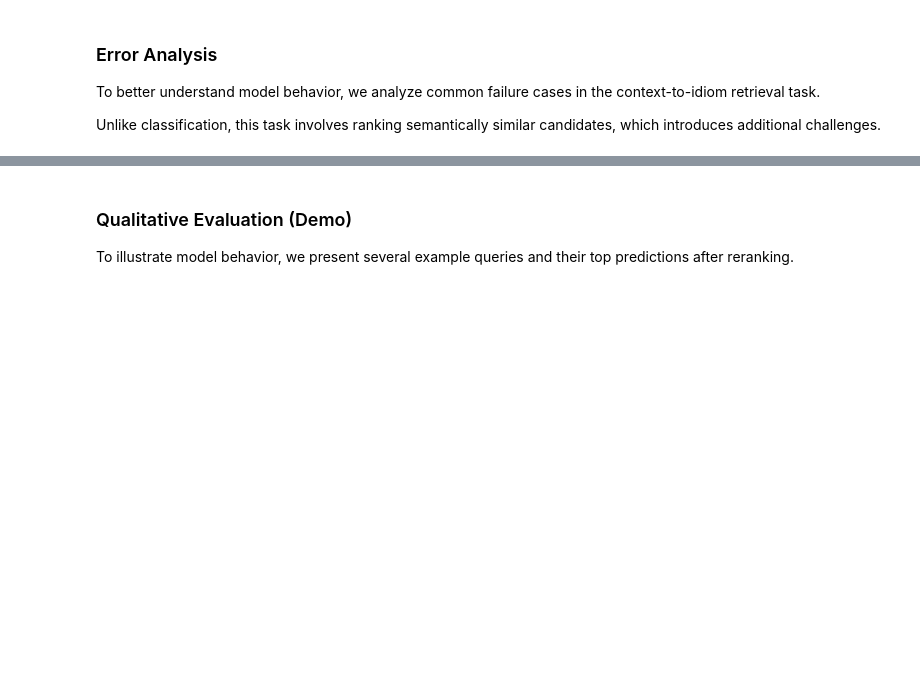
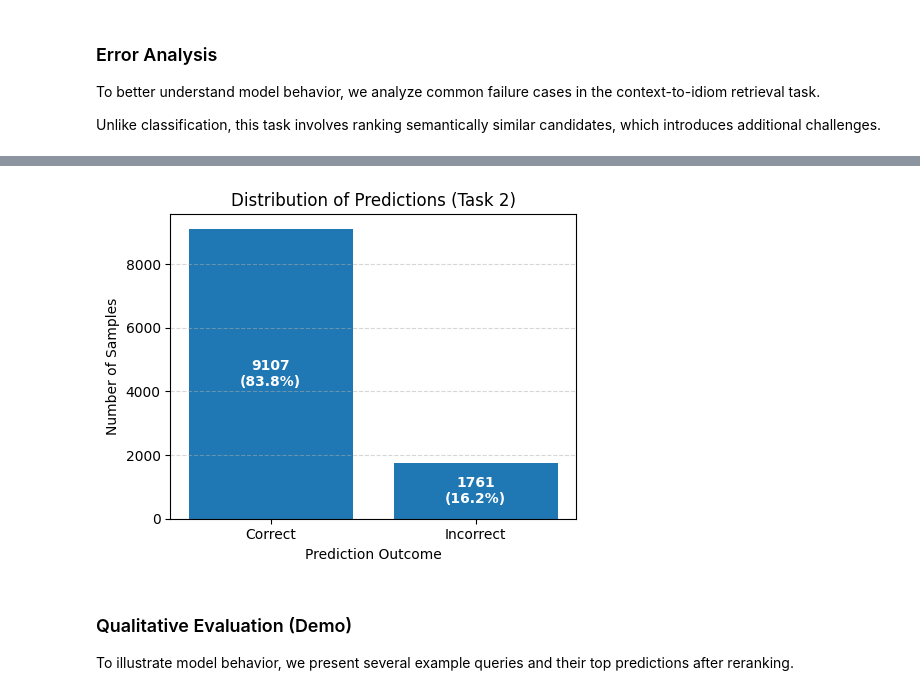
Before and after one commit to aymanshar/IdiomX, a Jupyter notebook: notebooks/Task2_Context_to_Idiom_Benchmark.ipynb, the cells around one changed output, grey strips where cells are left out. Saved outputs shown, nothing was run; the diff lists cells and outputs as text; code cells hidden in the pictures; blank space fills up the shorter version.

```diff
--- a/notebooks/Task2_Context_to_Idiom_Benchmark.ipynb
+++ b/notebooks/Task2_Context_to_Idiom_Benchmark.ipynb
@@ -1544,6 +1323,51 @@ Rows: 10868
 | 2 | after work lets do some 12ounce c... | 12-ounce curls | 12-ounce curls | twelve-ounce curls | curls for the girls | True |
 | 3 | every friday night the old friend... | 12-ounce curls | 12-ounce curls | twelve-ounce curls | curls for the girls | True |
 | 4 | i promised no more 12ounce curls ... | 12-ounce curls | 12-ounce curls | hit the gym | twelve-ounce curls | True |
+# %%
+# [8.6] Plot distribution of correct vs incorrect predictions
+
+import matplotlib.pyplot as plt
+
+# Count correct vs incorrect
+counts = prediction_df["is_correct"].value_counts()
+
+labels = ["Correct", "Incorrect"]
+values = [
+    counts.get(True, 0),
+    counts.get(False, 0)
+]
+
+# Plot
+plt.figure(figsize=(5, 4))
+bars = plt.bar(labels, values)
+
+# ✅ ADD THIS BLOCK HERE
+total = sum(values)
+percentages = [v / total for v in values]
+
+for i, bar in enumerate(bars):
+    height = bar.get_height()
+    plt.text(
+    bar.get_x() + bar.get_width() / 2,
+    height * 0.5,  # 👈 move to middle of bar
+    f"{int(height)}\n({percentages[i]*100:.1f}%)",
+    ha="center",
+    va="center",
+    fontsize=10,
+    color="white",  # 👈 important for visibility
+    fontweight="bold"
+)
+
+# Continue normally
+plt.title("Distribution of Predictions (Task 2)")
+plt.ylabel("Number of Samples")
+plt.xlabel("Prediction Outcome")
+plt.grid(axis="y", linestyle="--", alpha=0.5)
+
+plt.tight_layout()
+plt.show()
+# %% [output]
+[figure, added]
 # %% [markdown]
 ### Qualitative Evaluation (Demo)
 
```
Also changed, not shown: parts of 44 cells of this notebook, 1 other file.
